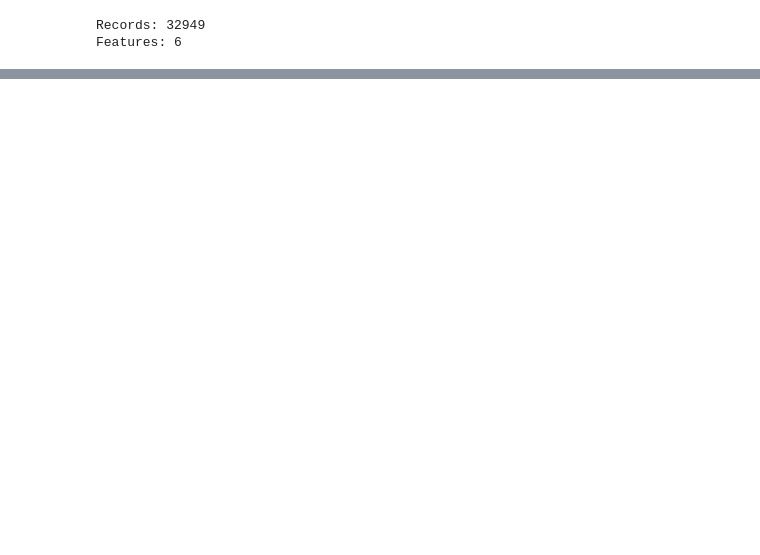
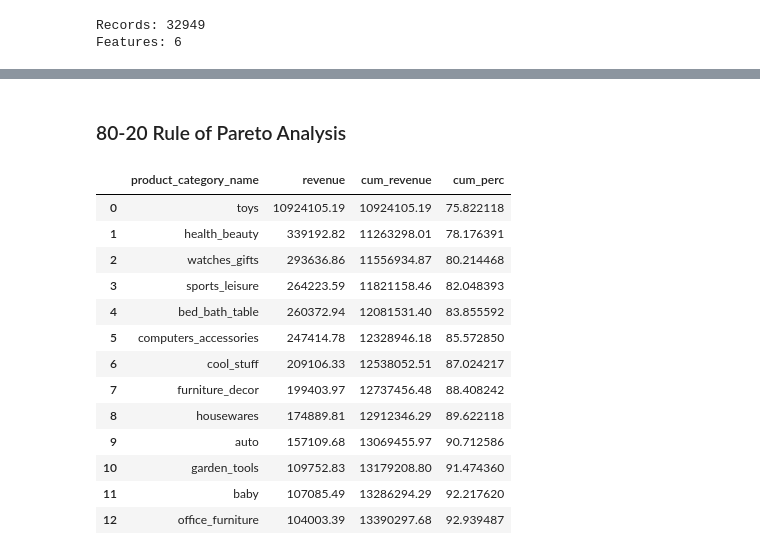
Before and after one commit to MalhotraUmang/Capstone_Marketing_And_Retail_Analytics, a Jupyter notebook: retail_analytics.ipynb, the cells around one changed output, grey strips where cells are left out. Saved outputs shown, nothing was run; the diff lists cells and outputs as text; code cells hidden in the pictures; blank space fills up the shorter version.

```diff
--- a/retail_analytics.ipynb
+++ b/retail_analytics.ipynb
@@ -809,0 +484,10 @@ retail.head(2)
+# %%
+# Merge all the tables
+retail = (items
+          .merge(orders,    on='order_id',    how='inner')
+          .merge(products,  on='product_id',  how='inner')
+          .merge(customers, on='customer_id', how='inner')
+          .merge(payments,  on='order_id',    how='inner'))
+# %%
+# price + shipping_cgarges make the whole revenue
+retail['revenue'] = retail.price + retail.shipping_charges
@@ -809,0 +507,13 @@ retail.head(2)
+# %%
+# Keep only relevant features for the analysis based on the problem statement
+retail = retail[['order_id',
+                 'seller_id',
+                 'customer_id',
+                 'product_id',
+                 'order_purchase_timestamp',
+                 'product_category_name',
+                 'price',
+                 'shipping_charges',
+                 'revenue']]
+
+retail.head(2)
@@ -830,0 +543,4 @@ dtype: int64
+# %%
+# Remove duplicates from the data
+retail.drop_duplicates(inplace=True)
+retail.reset_index(drop=True, inplace=True)
@@ -909,0 +602,34 @@ retail[['payment_value', 'price', 'shipping_charges']].describe()
+# %% [markdown]
+### 80-20 Rule of Pareto Analysis
+# %%
+# Total revenue by product category
+catRevenue = (retail.groupby('product_category_name')['revenue']
+                    .sum()
+                    .sort_values(ascending=False)
+                    .reset_index())
+
+# Cumulative contribution in revenue by product category
+catRevenue['cum_revenue'] = catRevenue['revenue'].cumsum()
+catRevenue['cum_perc'] = 100 * catRevenue['cum_revenue'] / catRevenue['revenue'].sum()
+catRevenue[catRevenue.revenue>100000]
+
+# Product categiories contributing to ~80% of revenue
+# catPareto = catRevenue[catRevenue['cum_perc'] <= 81]
+
+# print("Pareto Categories (Top ~20% driving ~80% revenue):")
+# catPareto
+# %% [output]
+|  | product_category_name | revenue | cum_revenue | cum_perc |
+| 0 | toys | 10924105.19 | 10924105.19 | 75.822118 |
+| 1 | health_beauty | 339192.82 | 11263298.01 | 78.176391 |
+| 2 | watches_gifts | 293636.86 | 11556934.87 | 80.214468 |
+| 3 | sports_leisure | 264223.59 | 11821158.46 | 82.048393 |
+| 4 | bed_bath_table | 260372.94 | 12081531.40 | 83.855592 |
+| 5 | computers_accessories | 247414.78 | 12328946.18 | 85.572850 |
+| 6 | cool_stuff | 209106.33 | 12538052.51 | 87.024217 |
+| 7 | furniture_decor | 199403.97 | 12737456.48 | 88.408242 |
+| 8 | housewares | 174889.81 | 12912346.29 | 89.622118 |
+| 9 | auto | 157109.68 | 13069455.97 | 90.712586 |
+| 10 | garden_tools | 109752.83 | 13179208.80 | 91.474360 |
+| 11 | baby | 107085.49 | 13286294.29 | 92.217620 |
+| 12 | office_furniture | 104003.39 | 13390297.68 | 92.939487 |
```
Also changed, not shown: parts of 159 cells of this notebook.
